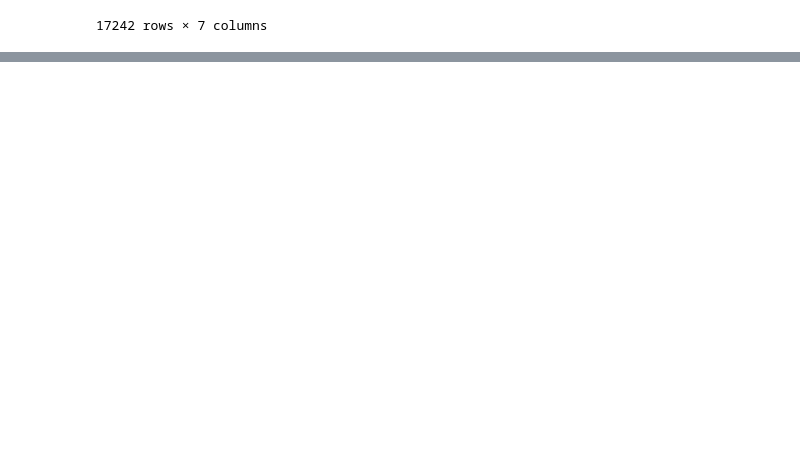
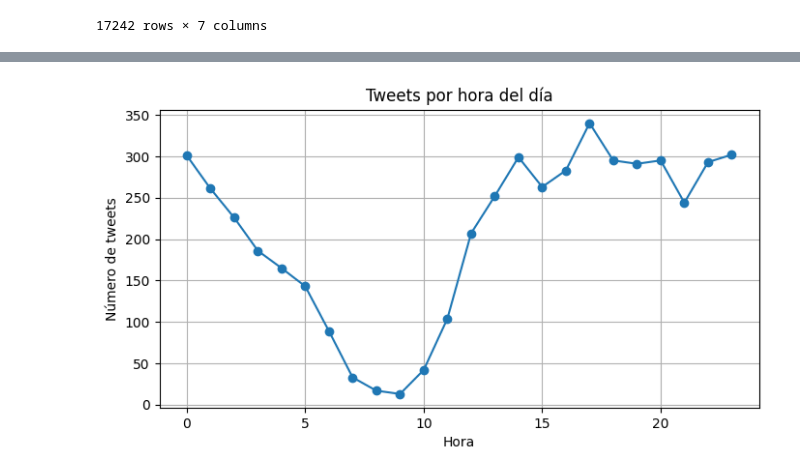
Before and after one commit to faguilarleal/lab6_ds, a Jupyter notebook: main.ipynb, the cells around one changed output, grey strips where cells are left out. Drawn from its saved outputs; the diff is of its cells as text; code cells hidden in the pictures; blank space fills up the shorter version.

```diff
--- a/main.ipynb
+++ b/main.ipynb
@@ -587,0 +691,10 @@ df_usuarios_mencionados
+# %%
+# Ejemplo: actividad por hora
+activity = (
+    df.dropna(subset=['date'])
+      .assign(hour=lambda d: d['date'].dt.hour)
+      .groupby('hour')['id_str']
+      .count()
+      .reset_index(name='tweets')
+)
+activity
@@ -587,0 +719,10 @@ df_usuarios_mencionados
+# %%
+plt.figure(figsize=(8,4))
+plt.plot(activity['hour'], activity['tweets'], marker='o')
+plt.title('Tweets por hora del día')
+plt.xlabel('Hora')
+plt.ylabel('Número de tweets')
+plt.grid(True)
+plt.show()
+# %% [output]
+[figure, added]
```
Also changed, not shown: parts of 11 cells of this notebook.
